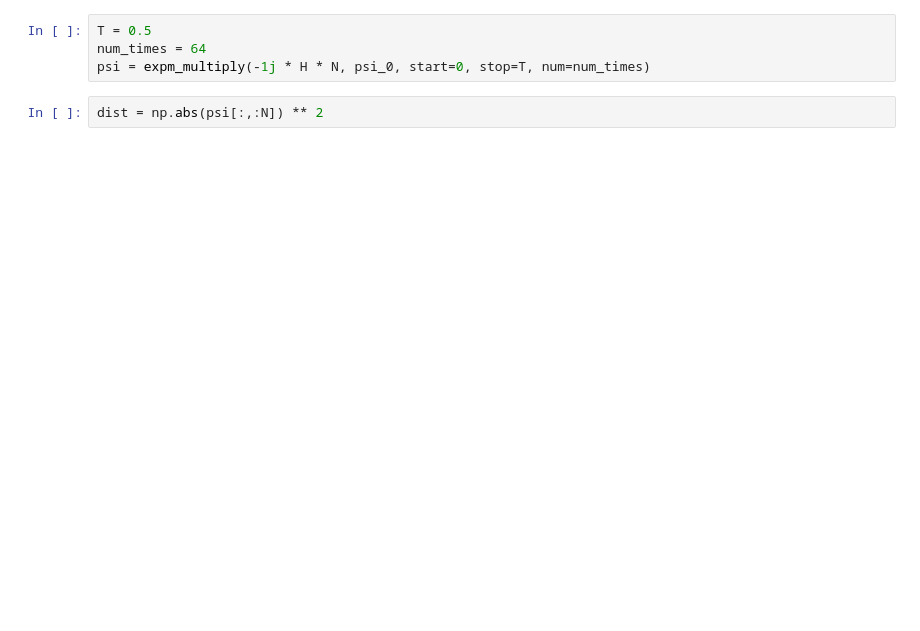
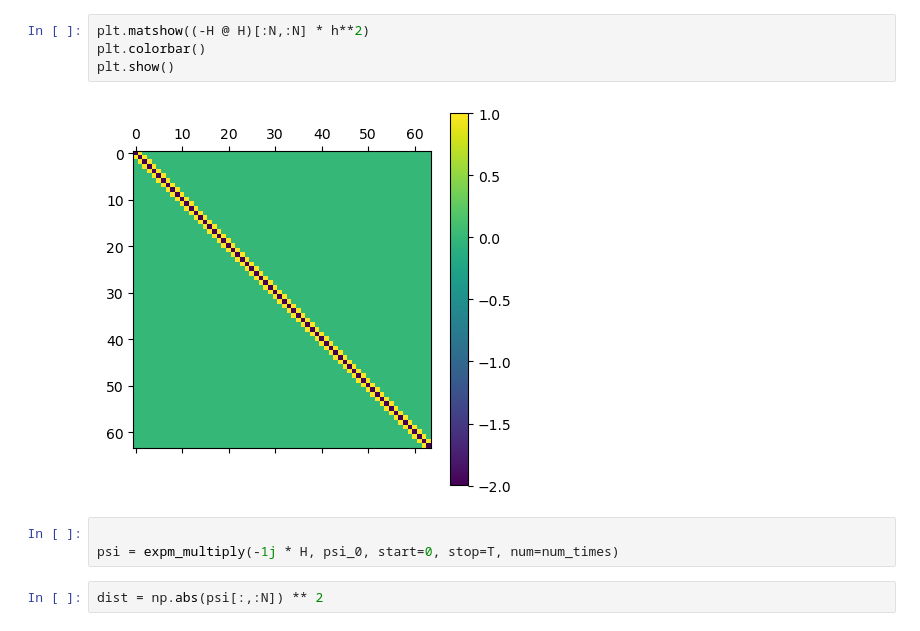
Before and after one commit to jli0108/quantum-diff-eq-ham-ebd, a Jupyter notebook: wave_equation.ipynb, the cells around one changed output. Cells and saved outputs as stored; diff of their text form; blank space fills up the shorter version.

```diff
--- a/wave_equation.ipynb
+++ b/wave_equation.ipynb
@@ -33,7 +43,12 @@ H = np.block([[np.zeros((N,N)), np.conj(B)],[B.T, np.zeros((N,N))]])
+# %%
+plt.matshow((-H @ H)[:N,:N] * h**2)
+plt.colorbar()
+plt.show()
+# %% [output]
+[figure, added]
 # %%
-T = 0.5
-num_times = 64
-psi = expm_multiply(-1j * H * N, psi_0, start=0, stop=T, num=num_times)
+
+psi = expm_multiply(-1j * H, psi_0, start=0, stop=T, num=num_times)
 # %%
 dist = np.abs(psi[:,:N]) ** 2
 # %%
```
Also changed, not shown: parts of 12 cells of this notebook, 2 other files.
